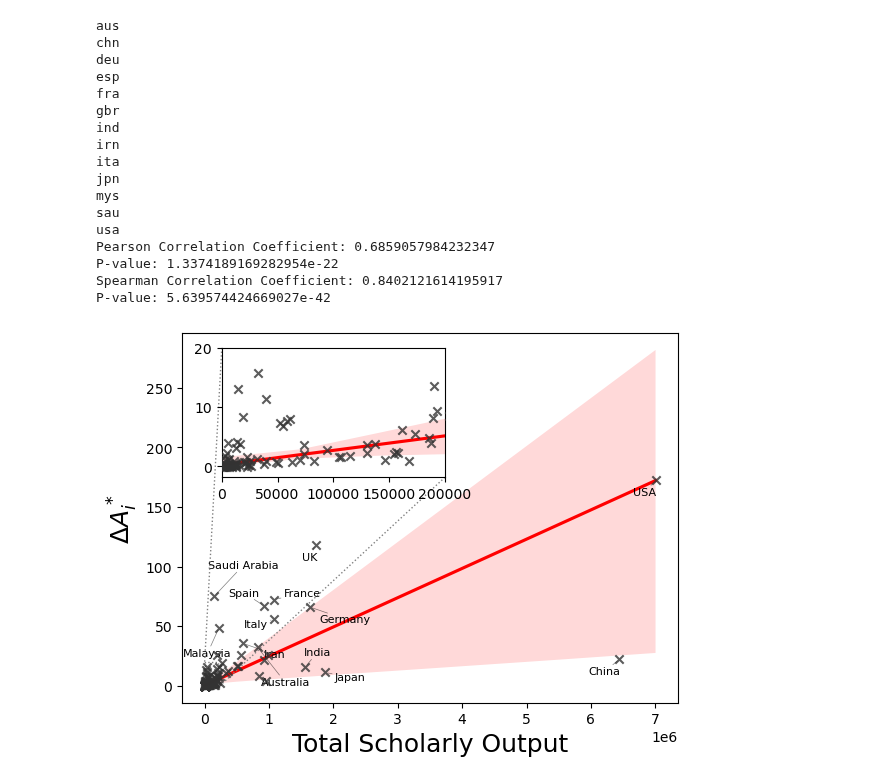
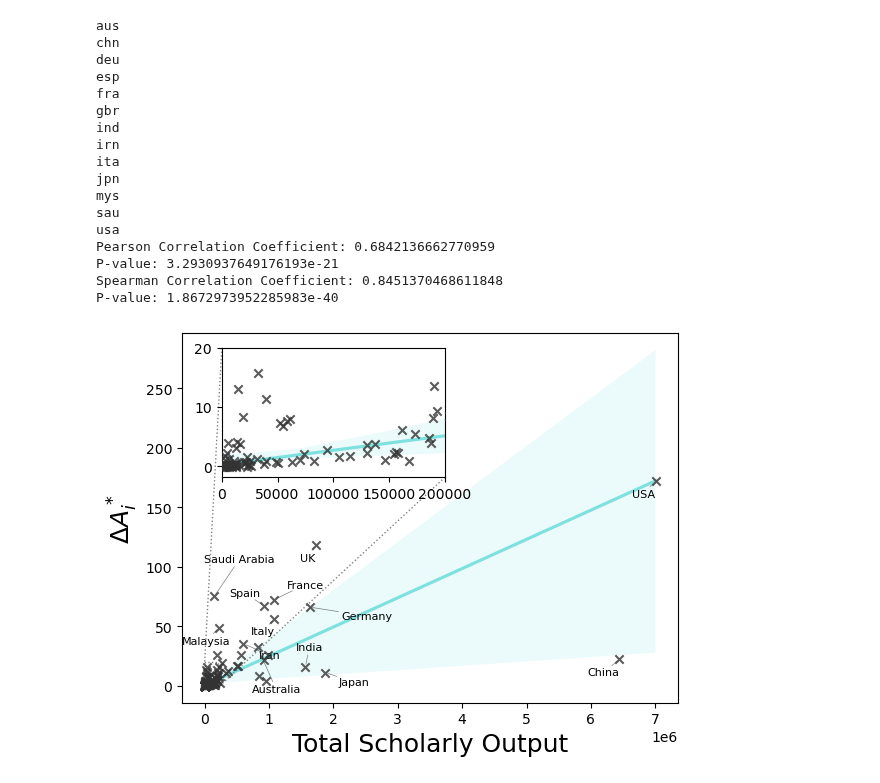
Before and after one commit to YasAsgari/Arab_spring_scholarly_attention, a Jupyter notebook: Supp-Material/Attention vs scholarly output/Attention_and_output.ipynb, the cells around one changed output. Saved outputs shown, nothing was run; the diff lists cells and outputs as text; code cells hidden in the pictures.

```diff
--- a/Supp-Material/Attention vs scholarly output/Attention_and_output.ipynb
+++ b/Supp-Material/Attention vs scholarly output/Attention_and_output.ipynb
@@ -13,9 +13,30 @@ pop_df=pop_df[['Country Code','2003','2019']].dropna()
 pop_df['2019']=pop_df['2019'].astype(int)
 possible_countries=pop_df.query(" `2019` >=1000000")['Country Code'].values
 possible_countries=[x.lower() for x in possible_countries]
+
+
+
+excluded_iso3_codes = [
+    "IRL",  # Ireland
+    "SSD",  # South Sudan
+    "SDN",  # Sudan
+    "COG",  # Republic of the Congo
+    "COD",  # Democratic Republic of the Congo
+    "GIN",  # Guinea
+    "GNB",  # Guinea-Bissau
+    "GNQ",  # Equatorial Guinea
+    "PNG",  # Papua New Guinea
+    "XKX",  # Kosovo (unofficial)
+    "MNE",  # Montenegro
+    "SRB",  # Serbia
+    "TLS"   # Timor-Leste
+]
+excluded_iso3_codes=[c.lower() for c in excluded_iso3_codes]
+
+possible_iso=list(set(possible_countries)-set(excluded_iso3_codes))
 # %%
-
 df=pd.read_csv(r"C:\Users\Yasaman\Downloads\Attention-fractional counting.csv")
+df=df[(df['affiliation_country'].isin(possible_iso))&df['country'].isin(possible_iso)]
 df=df.rename(columns={'year':'Year', 'aggregated_value':'count', 'country':'Mention_country', 'affiliation_country':'Aff_country'})
 Country_list={'Egypt':'EGY', 'Tunisia':'TUN','Libya':'LBY','Syria':'SYR','Yemen':'YEM','Bahrain':'BHR','Jordan':'JOR','Kuwait':'KWT','Morocco':'MAR','Oman':'OMN'}
 rev_Country_list={Country_list[key]: key for key in Country_list}
@@ -43,9 +64,10 @@ compare_df=compare_df.sort_values('difference', ascending=False)
 
 
 country_df=pd.read_csv(r"C:\Users\Yasaman\Downloads\arabspring_number_of_papers_per_year_per_descipline_per_country.csv")
+country_df=country_df[country_df['affiliation_country'].isin(possible_iso)]
+
 country_df=country_df.groupby(['affiliation_country'])['aggregated_value'].sum().reset_index()
 country_df=country_df.merge(compare_df, left_on='affiliation_country', right_on='Aff_country', how='left').dropna(subset=['Aff_country'])
-country_df=country_df[country_df['affiliation_country'].isin(possible_countries)]
 
 
 
@@ -64,12 +86,12 @@ fig, ax1=plt.subplots(nrows=1, ncols=1)
 ins = ax1.inset_axes([0.08,0.61,0.45,0.35])
 
 
-sns.regplot(plot_a_df, x='aggregated_value', y='difference' ,marker="x", color=".2", line_kws=dict(color="r"),ax=ax1,  scatter_kws={"zorder":10}, robust=True)
+sns.regplot(plot_a_df, x='aggregated_value', y='difference' ,marker="x", color=".2", line_kws=dict(color="#7DE1DF"),ax=ax1,  scatter_kws={"zorder":10}, robust=True)
 ax1.set_ylabel(r'$\Delta A_i^*$', fontsize=18)
 ax1.set_xlabel('Total Scholarly Output', fontsize=18)
 
 
-sns.regplot(plot_a_df, x='aggregated_value', y='difference' ,marker="x", color=".2", line_kws=dict(color="r"),ax=ins,  scatter_kws={"zorder":10}, robust=True)
+sns.regplot(plot_a_df, x='aggregated_value', y='difference' ,marker="x", color=".2", line_kws=dict(color="#7DE1DF"),ax=ins,  scatter_kws={"zorder":10}, robust=True)
 ins.set_ylabel(r'', fontsize=10)
 ins.set_xlabel(r'', fontsize=10)
 ins.set_xlim(0, 2e5)
@@ -90,35 +112,35 @@ for line in plot_a_df[(plot_a_df['difference']>30)|(plot_a_df['aggregated_value'
 adjust_text(points, arrowprops=dict(arrowstyle="-", color='k', lw=0.5, alpha=.5), expand=(1.5, 2.5))
 
 
 
 
 correlation_coefficient, p_value = pearsonr(plot_a_df['difference'], plot_a_df['aggregated_value'])
 print("Pearson Correlation Coefficient:", correlation_coefficient)
 print("P-value:", p_value)
 
 correlation_coefficient, p_value = stats.spearmanr(plot_a_df['difference'], plot_a_df['aggregated_value'])
 print("Spearman Correlation Coefficient:", correlation_coefficient)
 print("P-value:", p_value)
 
 mark_inset(ax1, ins, loc1=2, loc2=4, fc="none", ec="0.5", linestyle=':')
 
 fig.savefig('attention_vs_scholarlyoutput.pdf', bbox_inches='tight')
 # %% [output]
 aus
 chn
 deu
 esp
 fra
 gbr
 ind
 irn
 ita
 jpn
 mys
 sau
 usa
-Pearson Correlation Coefficient: 0.6859057984232347
-P-value: 1.3374189169282954e-22
-Spearman Correlation Coefficient: 0.8402121614195917
-P-value: 5.639574424669027e-42
+Pearson Correlation Coefficient: 0.6842136662770959
+P-value: 3.2930937649176193e-21
+Spearman Correlation Coefficient: 0.8451370468611848
+P-value: 1.8672973952285983e-40
-[figure, old version]
+[figure, new version]
```
Also changed, not shown: 1 other file.
